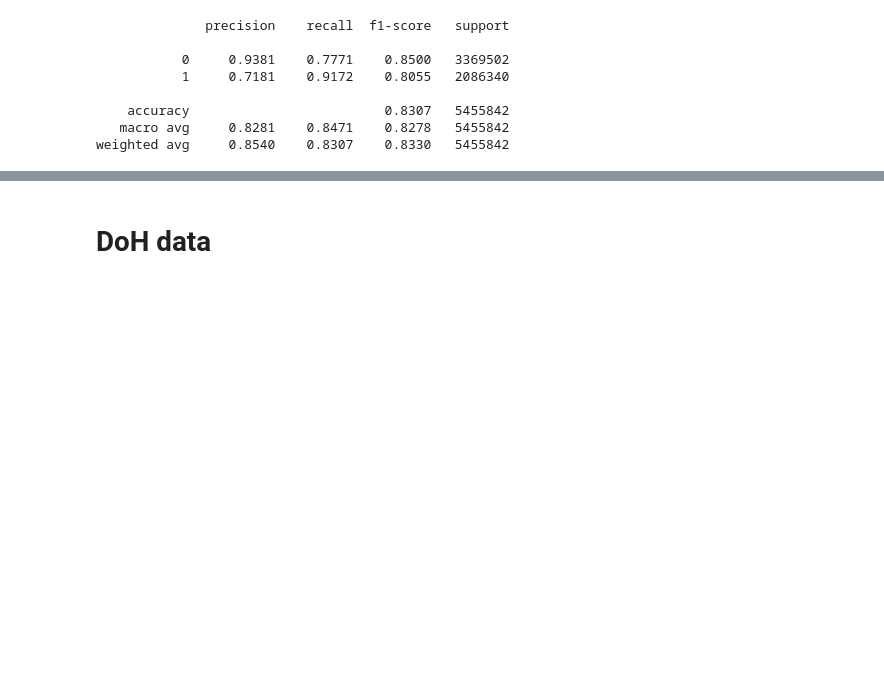
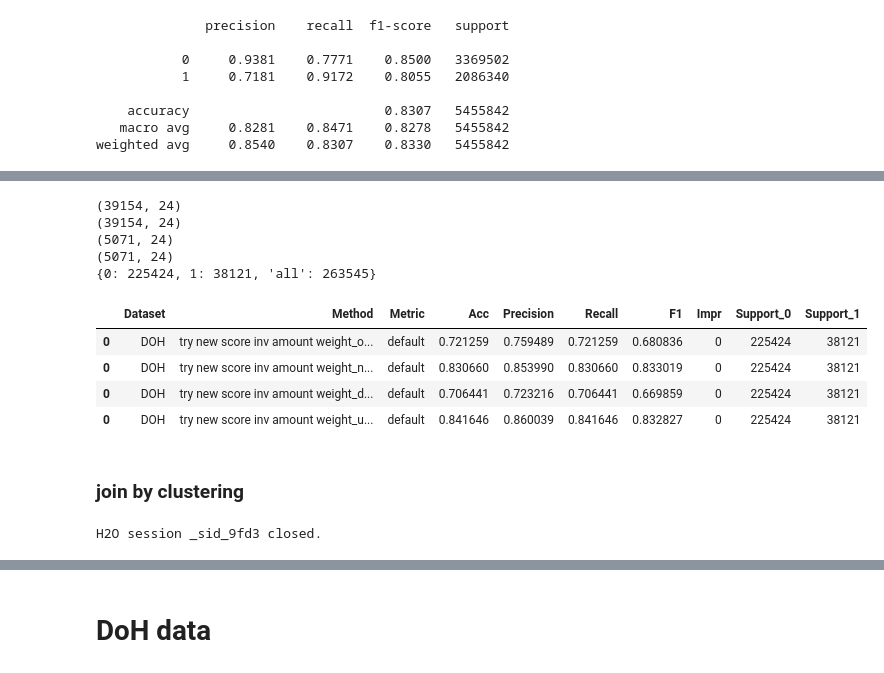
Before and after one commit to jirkaseta/dataset_cluster_analysis, a Jupyter notebook: cluster_report.ipynb, the cells around one changed output, grey strips where cells are left out. Saved outputs shown, nothing was run; the diff lists cells and outputs as text; code cells hidden in the pictures; blank space fills up the shorter version.

```diff
--- a/cluster_report.ipynb
+++ b/cluster_report.ipynb
@@ -871,0 +964,24 @@ AdaBoostClassifier(base_estimator=DecisionTreeClassifier(criterion='entropy',
+# %%
+for label in [(0,39154),(1,5071)]:
+    old_data.set_class(label[0])
+    reduced_X_train_old, reduced_size, reduced_y_train_old, _ = train_test_split(old_data.X, old_data.y, test_size=label[1]/old_data.y.shape[0], random_state=42, shuffle=True)#, stratify=y_train_old)
+    print(reduced_size.shape)
+    new_data.set_class(label[0])
+    reduced_X_train_new, reduced_size, reduced_y_train_new, _ = train_test_split(new_data.X, new_data.y, train_size=label[1]/new_data.y.shape[0], random_state=42, shuffle=True)
+    print(reduced_X_train_new.shape)
+    if label[0]==0:
+        X_train_union=pd.concat([reduced_X_train_old,reduced_X_train_new])
+        y_train_union=pd.concat([reduced_y_train_old,reduced_y_train_new])
+    else:
+        X_train_union=pd.concat([X_train_union,reduced_X_train_old,reduced_X_train_new])
+        y_train_union=pd.concat([y_train_union,reduced_y_train_old,reduced_y_train_new])
+# size_ratio=X_train_old.shape[0]/X_train_union.shape[0]
+# union_X_train, _, union_y_train, _ = train_test_split(X_train_union, y_train_union, train_size=size_ratio, random_state=42, shuffle=True, stratify=y_train_union)
+
+print(old_data.class_balance(y_train_union))
+# %% [output]
+(39154, 24)
+(39154, 24)
+(5071, 24)
+(5071, 24)
+{0: 225424, 1: 38121, 'all': 263545}
@@ -872,3 +999,17 @@ AdaBoostClassifier(base_estimator=DecisionTreeClassifier(criterion='entropy',
+# %%
+framework_result
+# %% [output]
+|  | Dataset | Method | Metric | Acc | Precision | Recall | F1 | Impr | Support_0 | Support_1 |
+| 0 | DOH | try new score inv amount weight_o... | default | 0.721259 | 0.759489 | 0.721259 | 0.680836 | 0 | 225424 | 38121 |
+| 0 | DOH | try new score inv amount weight_n... | default | 0.830660 | 0.853990 | 0.830660 | 0.833019 | 0 | 225424 | 38121 |
+| 0 | DOH | try new score inv amount weight_d... | default | 0.706441 | 0.723216 | 0.706441 | 0.669859 | 0 | 225424 | 38121 |
+| 0 | DOH | try new score inv amount weight_u... | default | 0.841646 | 0.860039 | 0.841646 | 0.832827 | 0 | 225424 | 38121 |
+# %% [markdown]
+### join by clustering
+# %%
+h2o.cluster().shutdown()
+# %% [output]
+H2O session _sid_9fd3 closed.
 # %%
 # reduce all classes
 def modification(metric='elbow',labels=[0,1],alg="kmeans",reduction_style='avg'):
```
Also changed, not shown: parts of 26 cells of this notebook.
